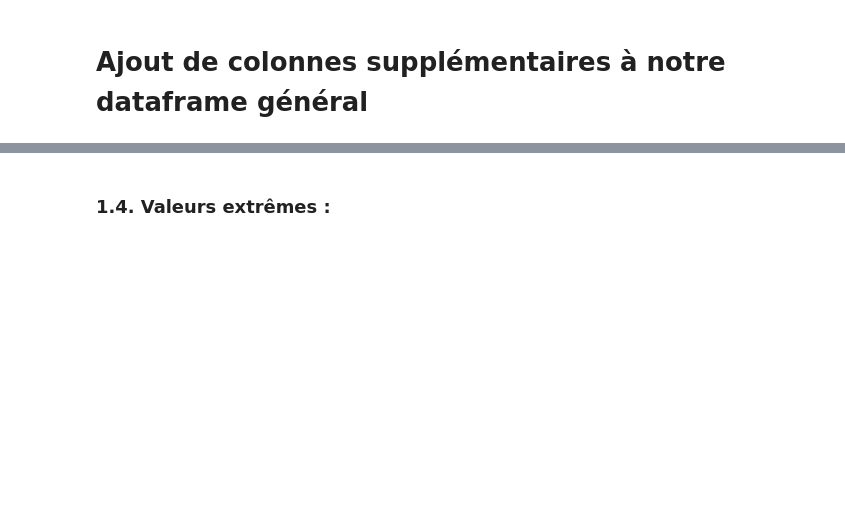
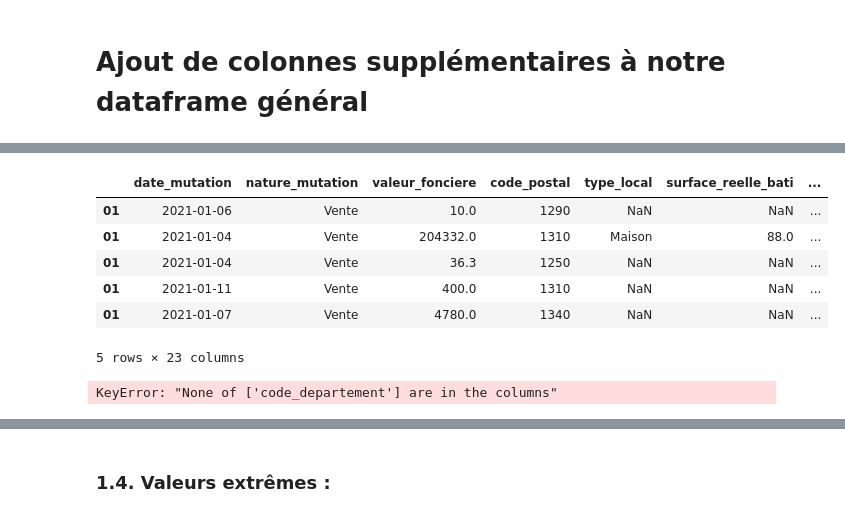
Before and after one commit to victor-kerros/tokenisation-immo, a Jupyter notebook: token-immo.ipynb, the cells around one changed output, grey strips where cells are left out. Cells and saved outputs as stored; diff of their text form; code cells hidden in the pictures; blank space fills up the shorter version.

Commit message:
Join fonctionnel (reste pb Landes 40)

```diff
--- a/token-immo.ipynb
+++ b/token-immo.ipynb
@@ -1050,11 +1049,14 @@ df_commun.head()
-# %%
-# AJout de colonnes vides au df
-data = data.assign(tx_natalite_2020_percent= "",
-           nb_musees= "",
-           chomage_2016= "",
-           chomage_2017= "",
-           chomage_2018= "",
-           chomage_2019= "",
-           chomage_2020= "",
-           taux_vacances_2019= "",
-           )
+# %%
+data.head()
+# %% [output]
+|  | date_mutation | nature_mutation | valeur_fonciere | code_postal | type_local | surface_reelle_bati | ... |
+| 01 | 2021-01-06 | Vente | 10.0 | 1290 | NaN | NaN | ... |
+| 01 | 2021-01-04 | Vente | 204332.0 | 1310 | Maison | 88.0 | ... |
+| 01 | 2021-01-04 | Vente | 36.3 | 1250 | NaN | NaN | ... |
+| 01 | 2021-01-11 | Vente | 400.0 | 1310 | NaN | NaN | ... |
+| 01 | 2021-01-07 | Vente | 4780.0 | 1340 | NaN | NaN | ... |
+5 rows × 23 columns
+# %%
+data = data.set_index("code_departement").join(df_commun.set_index("code_dep"), how = "inner", rsuffix = "jo")
+# %% [output]
+KeyError: "None of ['code_departement'] are in the columns"
```
Also changed, not shown: parts of 9 cells of this notebook.
